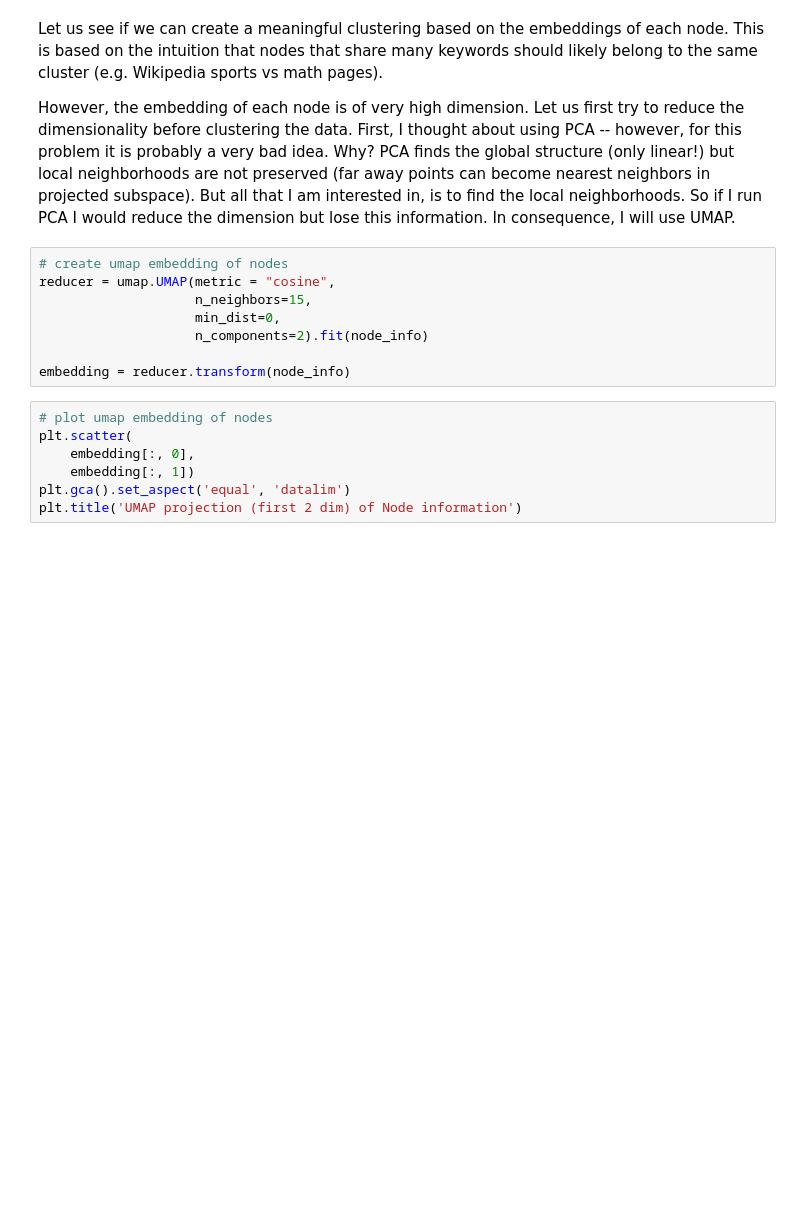
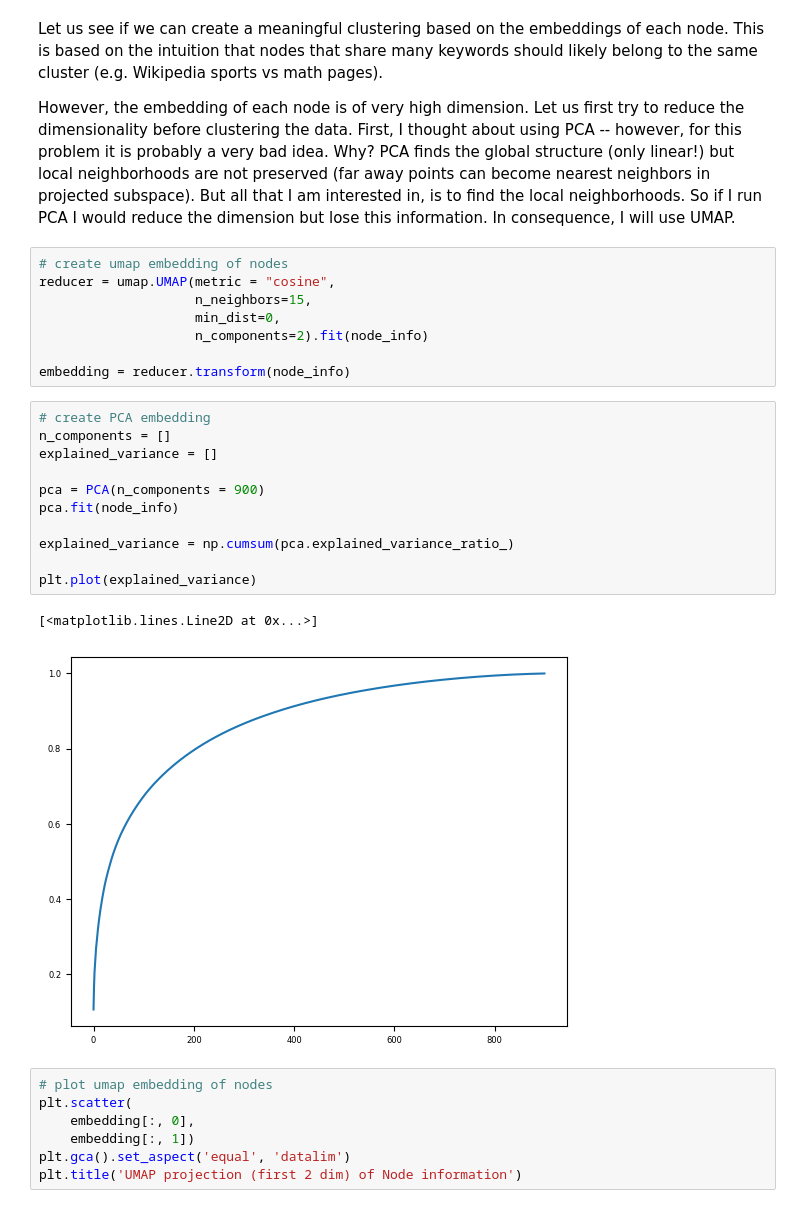
Before and after one commit to lassefschmidt/Network-Science_Challenge, a Jupyter notebook: 0_Exploratory Data Analysis and Preprocessing.ipynb, the cells around one changed output. Saved outputs shown, nothing was run; the diff lists cells and outputs as text; blank space fills up the shorter version.

```diff
--- a/0_Exploratory Data Analysis and Preprocessing.ipynb
+++ b/0_Exploratory Data Analysis and Preprocessing.ipynb
@@ -257,6 +274,20 @@ reducer = umap.UMAP(metric = "cosine",
                     n_components=2).fit(node_info)
 
 embedding = reducer.transform(node_info)
+# %%
+# create PCA embedding
+n_components = []
+explained_variance = []
+
+pca = PCA(n_components = 900)
+pca.fit(node_info)
+
+explained_variance = np.cumsum(pca.explained_variance_ratio_)
+
+plt.plot(explained_variance)
+# %% [output]
+[<matplotlib.lines.Line2D at 0x...>]
+[figure, added]
 # %%
 # plot umap embedding of nodes
 plt.scatter(
```
Also changed, not shown: parts of 26 cells of this notebook, 2 other files.
